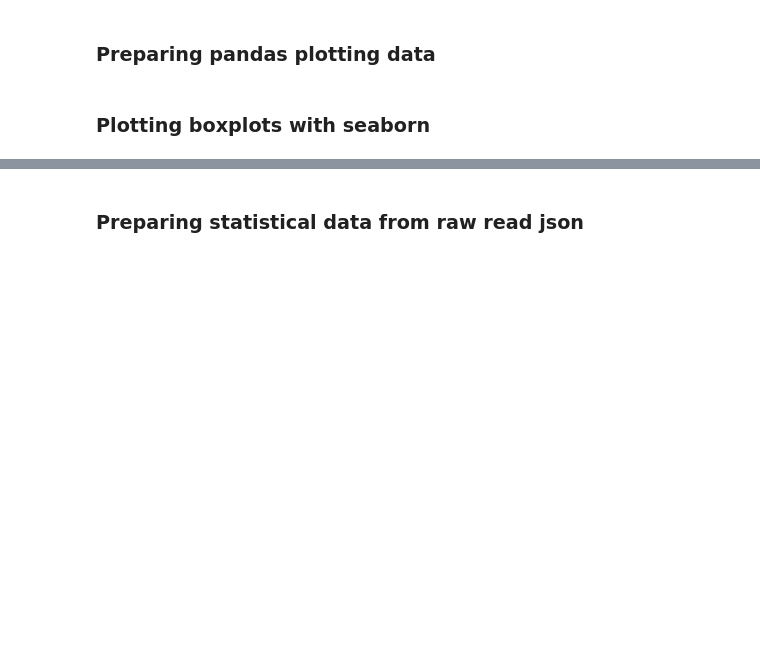
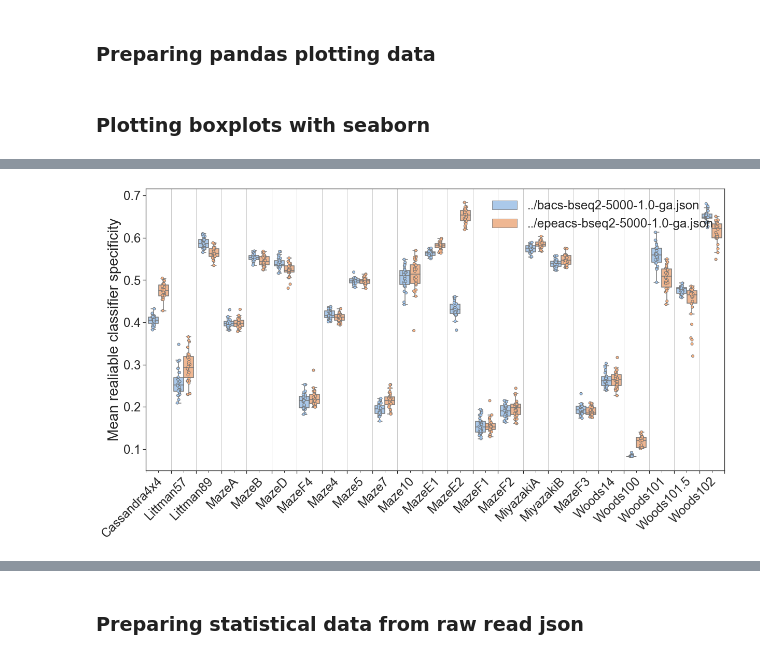
Before and after one commit to RomainOr/Reasoning-with-ALCS, a Jupyter notebook: epeacs_boxplot.ipynb, the cells around one changed output, grey strips where cells are left out. Saved outputs shown, nothing was run; the diff lists cells and outputs as text; code cells hidden in the pictures; blank space fills up the shorter version.

Commit message:
Add experiment data

```diff
--- a/epeacs_boxplot.ipynb
+++ b/epeacs_boxplot.ipynb
@@ -53,12 +54,23 @@ offset_path = len(path)
 
 # E ) BACS vs EPEACS
 #     On all mazes without slippery, ra, ga and with bseq =1 and pep
+#file_name_lcs_1 = '../bacs-bseq2-1000-0.8-ga-anticipatechange.json'
+#file_name_lcs_1 = '../bacs-bseq2-1000-0.8-ga-gaonbseq-anticipatechange'
 #file_name_lcs_1 = '../bacs-bseq2-1000-0.8.json'
+#file_name_lcs_2 = '../bacs-bseq2-1000-0.8-ga.json'
+#file_name_lcs_1 = '../bacs-bseq2-1000-1.0.json'
+#file_name_lcs_2 = '../bacs-bseq2-1000-1.0-ga.json'
+#file_name_lcs_1 = '../bacs-bseq2-5000-0.8.json'
+#file_name_lcs_2 = '../bacs-bseq2-5000-0.8-ga.json'
+#file_name_lcs_1 = '../bacs-bseq2-5000-1.0.json'
+file_name_lcs_1 = '../bacs-bseq2-5000-1.0-ga.json'
 #file_name_lcs_1 = '../epeacs-bseq2-1000-0.8.json'
+#file_name_lcs_2 = '../epeacs-bseq2-1000-0.8-ga.json'
 #file_name_lcs_1 = '../epeacs-bseq2-1000-1.0.json'
 #file_name_lcs_2 = '../epeacs-bseq2-1000-1.0-ga.json'
 #file_name_lcs_1 = '../epeacs-bseq2-5000-0.8.json'
-file_name_lcs_1 = '../epeacs-bseq2-5000-1.0.json'
+#file_name_lcs_2 = '../epeacs-bseq2-5000-0.8-ga.json'
+#file_name_lcs_1 = '../epeacs-bseq2-5000-1.0.json'
 file_name_lcs_2 = '../epeacs-bseq2-5000-1.0-ga.json'
 
 
@@ -102,11 +114,11 @@ def prepare_pandas_plotting_data(raw_data, lcs_name):
         'Knowledge (%)':[],
         'Population of classifiers':[],
         'Reliable classifiers':[],
-        #'Mean realiable classifier specificity':[],
+        'Mean realiable classifier specificity':[],
         #'Full Knowledge for first time (trial)':[],
         #'Full Knowledge stable (trial)':[],
         #'Full Knowledge for last time (trial)':[],
-        #'PEP Accumulated Error (%)':[],
+        'PEP Accumulated Error (%)':[],
         'Average steps to exit':[]
     }
     nb_of_environments = 0
@@ -123,9 +135,9 @@ def prepare_pandas_plotting_data(raw_data, lcs_name):
                     cleaned_data['Knowledge (%)'].append(item['knowledge_list'][idx])
                     cleaned_data['Population of classifiers'].append(item['population_list'][idx])
                     cleaned_data['Reliable classifiers'].append(item['reliable_list'][idx])
-                    #cleaned_data['Mean realiable classifier specificity'].append(
-                    #    item['mean_reliable_classifier_specificity_list'][idx]
-                    #)
+                    cleaned_data['Mean realiable classifier specificity'].append(
+                        item['mean_reliable_classifier_specificity_list'][idx]
+                    )
                     #cleaned_data['Full Knowledge for first time (trial)'].append(
                     #    item['full_knowledge_first_trial_list'][idx]
                     #)
@@ -135,10 +147,10 @@ def prepare_pandas_plotting_data(raw_data, lcs_name):
                     #cleaned_data['Full Knowledge for last time (trial)'].append(
                     #    item['full_knowledge_last_trial_list'][idx]
                     #)
-                    #if i == 1:
-                    #    cleaned_data['PEP Accumulated Error (%)'].append(item['old_pep_error_list'][idx])
-                    #else:
-                    #    cleaned_data['PEP Accumulated Error (%)'].append(item['new_pep_error_list'][idx])
+                    if i == 1:
+                        cleaned_data['PEP Accumulated Error (%)'].append(item['old_pep_error_list'][idx])
+                    else:
+                        cleaned_data['PEP Accumulated Error (%)'].append(item['new_pep_error_list'][idx])
                     cleaned_data['Average steps to exit'].append(
                         item['avg_exploit_rl_list'][idx]
                     )
@@ -221,17 +233,17 @@ def plot_population(pandas_data, only_reliable:bool=False):
         Y = 'Reliable classifiers'
     plot_figure(pandas_data, Y=Y, legend_loc='upper right', lcs_name=lcs_name)
 
-#def plot_mean_classifier_specificity(pandas_data):
-#    plot_figure(pandas_data, Y='Mean realiable classifier specificity', legend_loc='upper right', lcs_name)
+def plot_mean_classifier_specificity(pandas_data):
+    plot_figure(pandas_data, Y='Mean realiable classifier specificity', legend_loc='upper right', lcs_name=lcs_name)
 
 #def plot_first_time_full_knowledge_achieved(pandas_data):
-#    plot_figure(pandas_data, Y='Full Knowledge for first time (trial)', legend_loc='upper right', lcs_name)
+#    plot_figure(pandas_data, Y='Full Knowledge for first time (trial)', legend_loc='upper right', lcs_name=lcs_name)
 
 #def plot_last_time_full_knowledge_achieved(pandas_data):
-#    plot_figure(pandas_data, Y='Full Knowledge for last time (trial)', legend_loc='lower right', lcs_name)
+#    plot_figure(pandas_data, Y='Full Knowledge for last time (trial)', legend_loc='lower right', lcs_name=lcs_name)
 
-#def plot_pep_accumulated_error(pandas_data):
-#    plot_figure(pandas_data, Y='PEP Accumulated Error (%)', legend_loc='upper right', lcs_name)
+def plot_pep_accumulated_error(pandas_data):
+    plot_figure(pandas_data, Y='PEP Accumulated Error (%)', legend_loc='upper right', lcs_name=lcs_name)
 
 def plot_avg_steps_to_exit(pandas_data):
     plot_figure(pandas_data, Y='Average steps to exit', legend_loc='upper right', lcs_name=lcs_name)
@@ -249,0 +263,4 @@ plot_population(pandas_data, only_reliable=True)
+# %%
+plot_mean_classifier_specificity(pandas_data)
+# %% [output]
+[figure, added]
```
Also changed, not shown: parts of 8 cells of this notebook, 9 other files.
